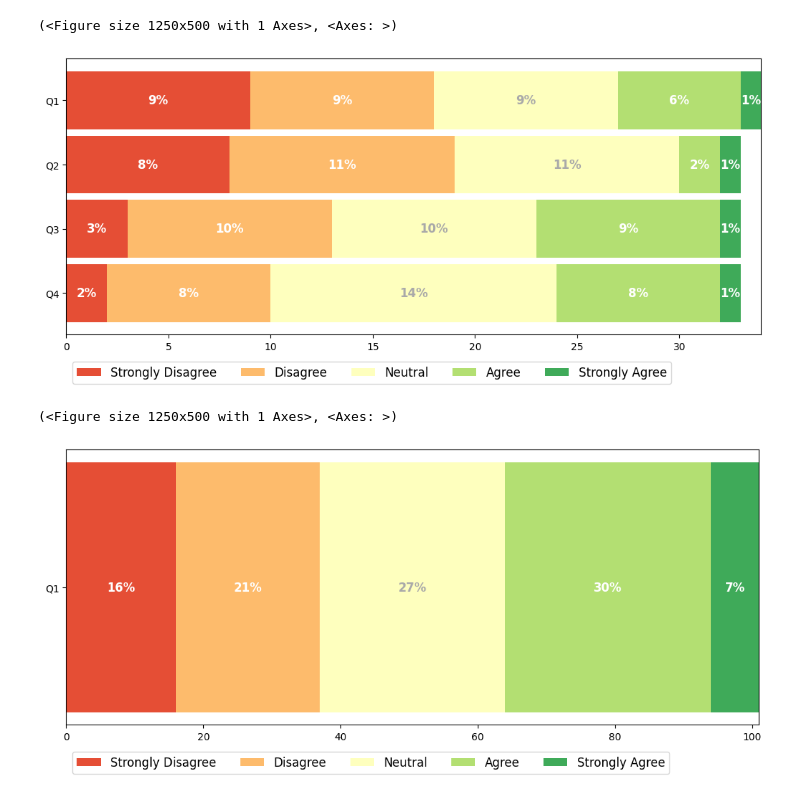
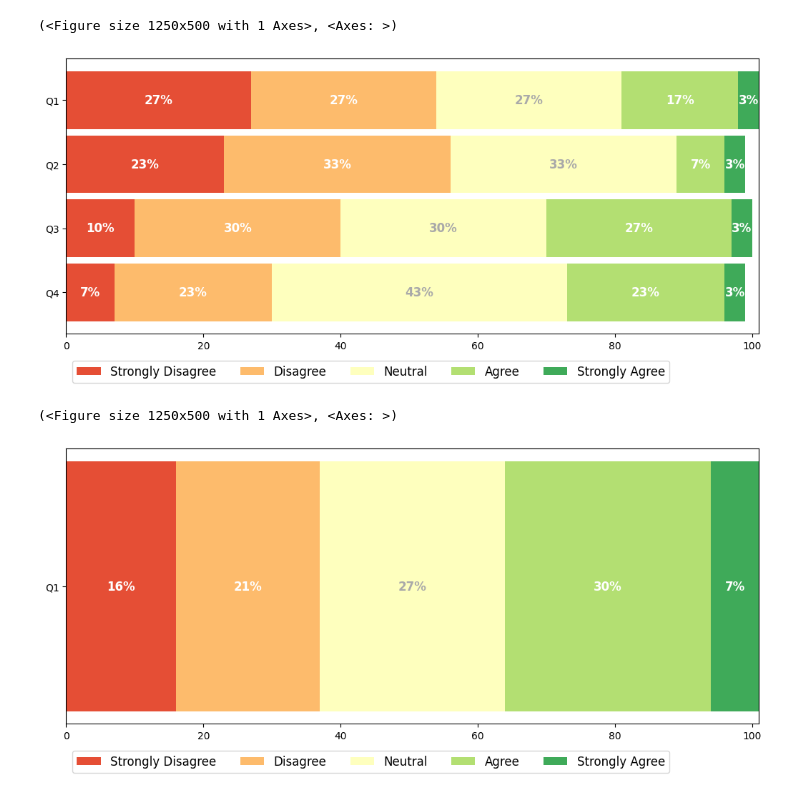
Before and after one commit to Duarte-Figueiredo/terraform-software-architecture-extractor-replication-package, a Jupyter notebook: data_analysis/tool_analysis.ipynb, the cells around one changed output. Saved outputs shown, nothing was run; the diff lists cells and outputs as text; code cells hidden in the pictures.

Commit message:
updated comparison diagram to show 100% instead

```diff
--- a/data_analysis/tool_analysis.ipynb
+++ b/data_analysis/tool_analysis.ipynb
@@ -134,10 +134,10 @@ def likert_scale_order(level):
         return 0
 
 
-def get_likert_data_sorted(data):
-    sample_size = len(data)
+def get_likert_data_sorted(data, sample_size=len(data)):
+    #sample_size = len(data)
     occurrences = {'Strongly Disagree': 0, 'Disagree': 0, 'Neutral': 0, 'Agree': 0, 'Strongly Agree': 0}
-
+    counted_sample_size = 0
     for point in data:
         if type(point) == str:
             point = point.lower().title()
@@ -146,6 +146,10 @@ def get_likert_data_sorted(data):
                 raise RuntimeError(f"Invalid point '{point}' '{type(point)}")
 
             occurrences[point.title()] = occurrences[point] + 1
+            counted_sample_size+=1
+
+    if sample_size is None:
+        sample_size = counted_sample_size
 
     dist= {key: round((value / sample_size), 2) * 100 for key, value in occurrences.items()}
     return list(dist.values())
@@ -187,23 +191,23 @@ generate_likert_graph(results, filepath)
 # %%
 # In comparison with existing diagrams,I think that the submitted architecture diagram is
 
 columns = [
     'is more precise than the existing diagrams',
     'is more complete than the existing diagrams',
     'is easier to understand than the existing diagrams',
     'is easier to read than the existing diagrams'
     ]
 columns_full_name = [get_column_full_name(i) for i in columns]
 
 column_data = [data[c] for c in columns_full_name]
-column_likert = [get_likert_data_sorted(d) for d in column_data]
+column_likert = [get_likert_data_sorted(d,None) for d in column_data]
 results = {f"Q{i+1}": likert_data for i, likert_data in enumerate(column_likert)}
 
 
 filepath = Path('../figures/terraform_software_architecture_extractor_comparison_with_existing_diagrams.pdf')
 generate_likert_graph(results, filepath)
 # %% [output]
-[figure, old version]
+[figure, new version]
 (<Figure size 1250x500 with 1 Axes>, <Axes: >)
 # %%
 # I am considering to include the generated architecture diagram to my project
```
